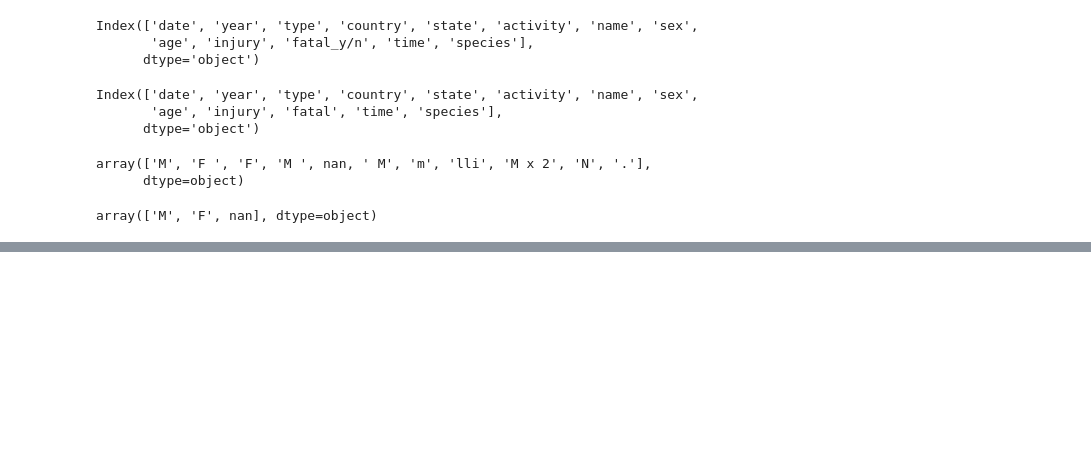
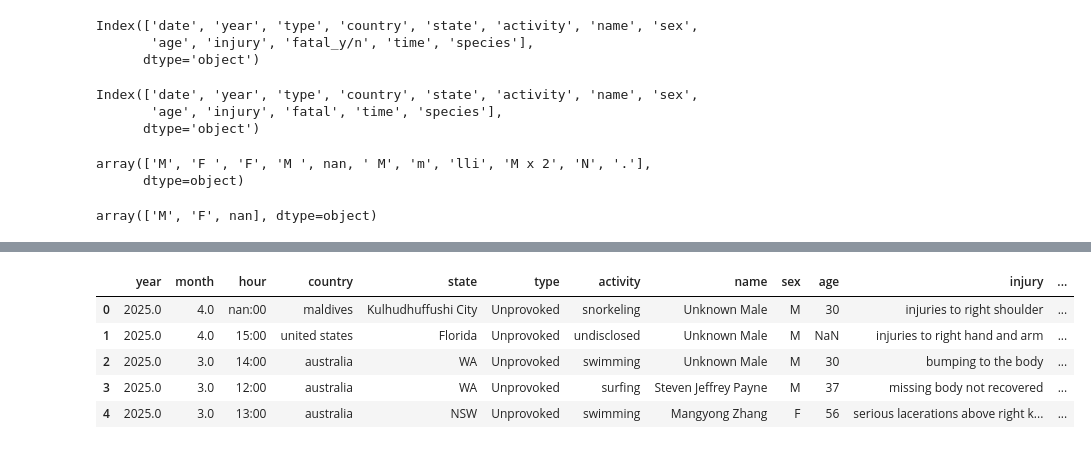
Before and after one commit to BorjaMendi/shark_attacks, a Jupyter notebook: tiburones.ipynb, the cells around one changed output, grey strips where cells are left out. Saved outputs shown, nothing was run; the diff lists cells and outputs as text; code cells hidden in the pictures; blank space fills up the shorter version.

```diff
--- a/tiburones.ipynb
+++ b/tiburones.ipynb
@@ -393,0 +569,9 @@ df['age'] = df['age'].replace(r'^\s*$', np.nan, regex=True)
+# %%
+df.head()
+# %% [output]
+|  | year | month | hour | country | state | type | activity | name | sex | age | injury | ... |
+| 0 | 2025.0 | 4.0 | nan:00 | maldives | Kulhudhuffushi City | Unprovoked | snorkeling | Unknown Male | M | 30 | injuries to right shoulder | ... |
+| 1 | 2025.0 | 4.0 | 15:00 | united states | Florida | Unprovoked | undisclosed | Unknown Male | M | NaN | injuries to right hand and arm | ... |
+| 2 | 2025.0 | 3.0 | 14:00 | australia | WA | Unprovoked | swimming | Unknown Male | M | 30 | bumping to the body | ... |
+| 3 | 2025.0 | 3.0 | 12:00 | australia | WA | Unprovoked | surfing | Steven Jeffrey Payne | M | 37 | missing body not recovered | ... |
+| 4 | 2025.0 | 3.0 | 13:00 | australia | NSW | Unprovoked | swimming | Mangyong Zhang | F | 56 | serious lacerations above right k... | ... |
```
Also changed, not shown: parts of 26 cells of this notebook.
